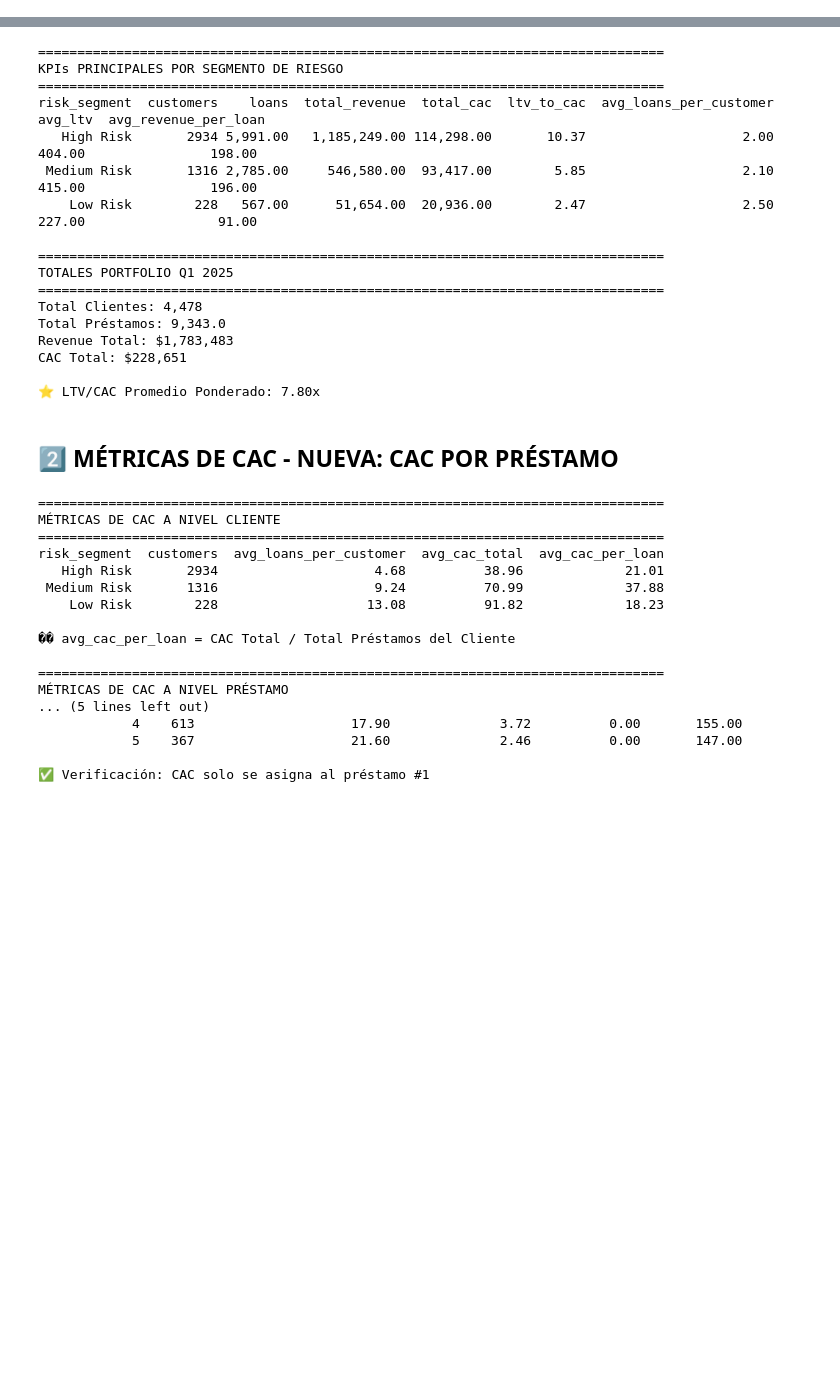
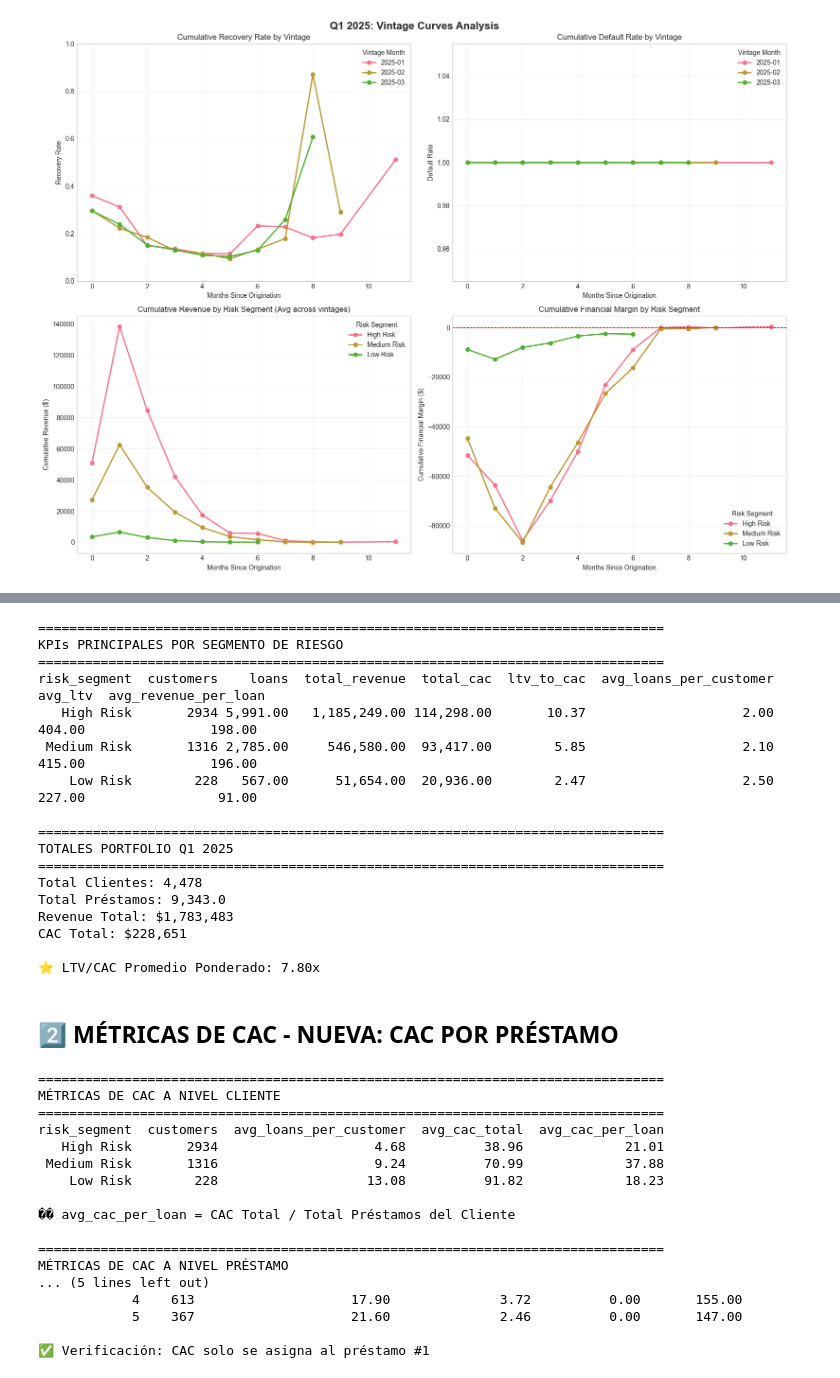
Before and after one commit to mijailnils/kueski-analytics-engineer-mijail, a Jupyter notebook: analisis_adhoc/code/05_analisis_completo_visual.ipynb, the cells around one changed output, grey strips where cells are left out. Saved outputs shown, nothing was run; the diff lists cells and outputs as text; code cells hidden in the pictures; blank space fills up the shorter version.

```diff
--- a/analisis_adhoc/code/05_analisis_completo_visual.ipynb
+++ b/analisis_adhoc/code/05_analisis_completo_visual.ipynb
@@ -42,0 +849,94 @@ print("✅ Conexión a DuckDB establecida")
+# %%
+
+
+# Cargar datos de vintage curves
+query_vintage = """
+SELECT
+    vintage_month,
+    risk_segment_customer,
+    months_since_origination,
+    total_loans_in_cohort,
+    cumulative_principal_repaid,
+    cumulative_defaults,
+    cumulative_revenue,
+    cumulative_financial_margin,
+    cumulative_recovery_rate,
+    cumulative_default_rate
+FROM main.mart_vintage_curves
+WHERE vintage_month IN ('2025-01', '2025-02', '2025-03')
+ORDER BY vintage_month, risk_segment_customer, months_since_origination
+"""
+
+df_vintage = conn.execute(query_vintage).df()
+
+print("\n" + "="*70)
+print("VINTAGE CURVES DATA LOADED")
+print("="*70)
+print(f"Records: {len(df_vintage):,}")
+print(f"Vintages: {df_vintage['vintage_month'].nunique()}")
+print(f"Risk Segments: {df_vintage['risk_segment_customer'].nunique()}")
+print(f"Max months tracked: {df_vintage['months_since_origination'].max()}")
+print("="*70)
+
+# Mostrar datos por vintage y risk segment en mes 0
+print("\nCohort Sizes (Month 0):")
+cohort_sizes = df_vintage[df_vintage['months_since_origination'] == 0][
+    ['vintage_month', 'risk_segment_customer', 'total_loans_in_cohort']
+].sort_values(['vintage_month', 'risk_segment_customer'])
+print(cohort_sizes.to_string(index=False))
+
+# Visualización de Vintage Curves
+fig, axes = plt.subplots(2, 2, figsize=(16, 12))
+fig.suptitle('Q1 2025: Vintage Curves Analysis', fontsize=16, fontweight='bold')
+
+# 1. Cumulative Recovery Rate by Vintage
+ax1 = axes[0, 0]
+for vintage in sorted(df_vintage['vintage_month'].unique()):
+    data = df_vintage[df_vintage['vintage_month'] == vintage].groupby('months_since_origination')['cumulative_recovery_rate'].mean()
+    ax1.plot(data.index, data.values, marker='o', label=vintage, linewidth=2)
+ax1.set_title('Cumulative Recovery Rate by Vintage')
+ax1.set_xlabel('Months Since Origination')
+ax1.set_ylabel('Recovery Rate')
+ax1.legend(title='Vintage Month')
+ax1.grid(True, alpha=0.3)
+ax1.set_ylim([0, 1])
+
+# 2. Default Rate Evolution by Vintage
+ax2 = axes[0, 1]
+for vintage in sorted(df_vintage['vintage_month'].unique()):
+    data = df_vintage[df_vintage['vintage_month'] == vintage].groupby('months_since_origination')['cumulative_default_rate'].mean()
+    ax2.plot(data.index, data.values, marker='o', label=vintage, linewidth=2)
+ax2.set_title('Cumulative Default Rate by Vintage')
+ax2.set_xlabel('Months Since Origination')
+ax2.set_ylabel('Default Rate')
+ax2.legend(title='Vintage Month')
+ax2.grid(True, alpha=0.3)
+
+# 3. Cumulative Revenue by Risk Segment (Average across vintages)
+ax3 = axes[1, 0]
+for risk in ['High Risk', 'Medium Risk', 'Low Risk']:
+    if risk in df_vintage['risk_segment_customer'].values:
+        data = df_vintage[df_vintage['risk_segment_customer'] == risk].groupby('months_since_origination')['cumulative_revenue'].mean()
+        ax3.plot(data.index, data.values, marker='o', label=risk, linewidth=2)
+ax3.set_title('Cumulative Revenue by Risk Segment (Avg across vintages)')
+ax3.set_xlabel('Months Since Origination')
+ax3.set_ylabel('Cumulative Revenue ($)')
+ax3.legend(title='Risk Segment')
+ax3.grid(True, alpha=0.3)
+
+# 4. Cumulative Financial Margin by Risk Segment
+ax4 = axes[1, 1]
+for risk in ['High Risk', 'Medium Risk', 'Low Risk']:
+    if risk in df_vintage['risk_segment_customer'].values:
+        data = df_vintage[df_vintage['risk_segment_customer'] == risk].groupby('months_since_origination')['cumulative_financial_margin'].mean()
+        ax4.plot(data.index, data.values, marker='o', label=risk, linewidth=2)
+ax4.set_title('Cumulative Financial Margin by Risk Segment')
+ax4.set_xlabel('Months Since Origination')
+ax4.set_ylabel('Cumulative Financial Margin ($)')
+ax4.legend(title='Risk Segment')
+ax4.grid(True, alpha=0.3)
+ax4.axhline(y=0, color='red', linestyle='--', linewidth=1)
+
+plt.tight_layout()
+plt.show()
+# %% [output]
@@ -42,0 +960 @@ print("✅ Conexión a DuckDB establecida")
+[figure, added]
```
Also changed, not shown: parts of 27 cells of this notebook, 1 other file.
